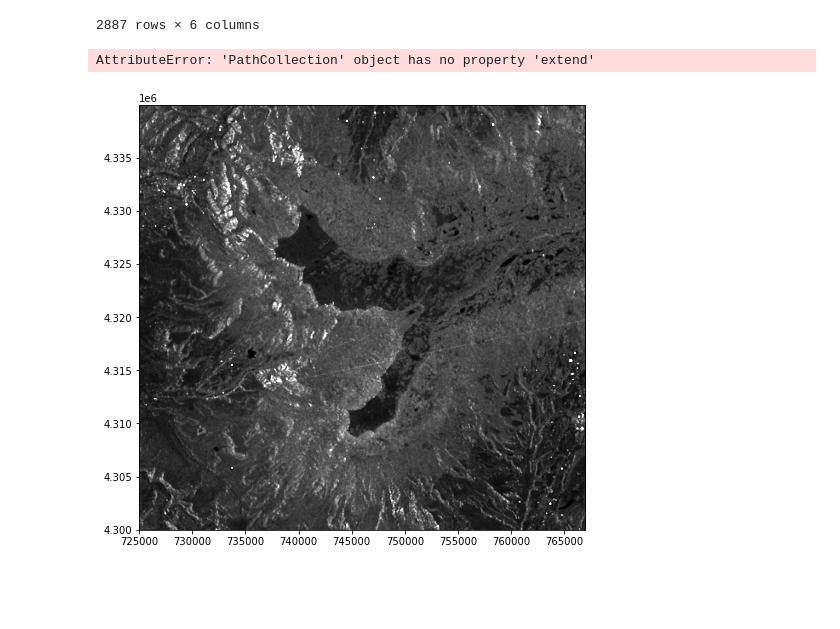
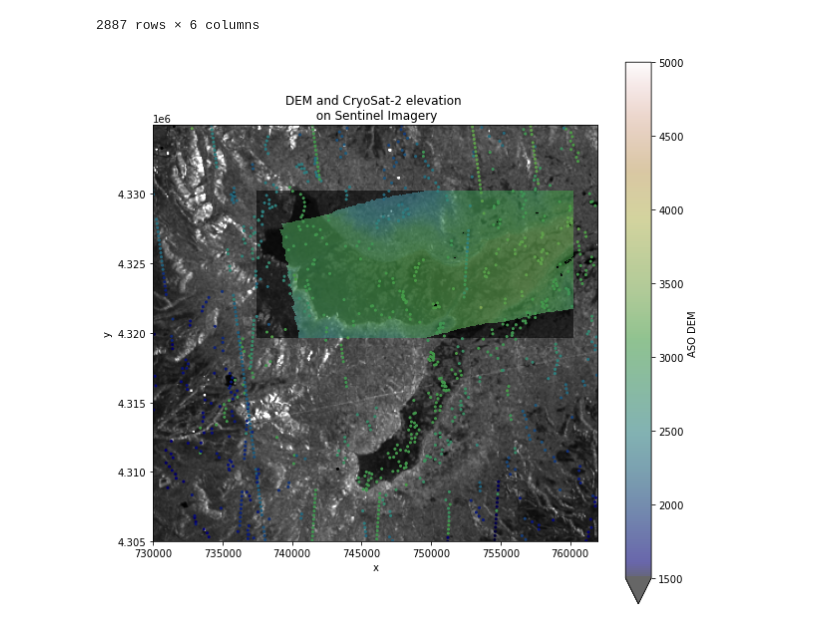
Before and after one commit to snowex-hackweek/integration_station, a Jupyter notebook: contributors/max/max_work.ipynb, the cells around one changed output. Drawn from its saved outputs; the diff is of its cells as text; code cells hidden in the pictures; blank space fills up the shorter version.

Commit message:
added plot: CS2 heights on dem to snowflow.ipynb

```diff
--- a/contributors/max/max_work.ipynb
+++ b/contributors/max/max_work.ipynb
@@ -37,15 +37,15 @@ url = 's3://sentinel-s1-rtc-indigo/tiles/RTC/1/IW/12/S/YJ/2016/S1B_20161121_12SY
 XR=[725000.0, 767000.0]
 YR=[4.30e6, 4.34e6]
 # open the dataset
-da = rioxarray.open_rasterio(url, overview_level=1).squeeze('band')#.clip_box([712410.0, 4295090.0, 797010.0, 4344370.0])
-da=da.where((da.x>XR[0]) & (da.x < XR[1]), drop=True)
-da=da.where((da.y>YR[0]) & (da.y < YR[1]), drop=True)
-dx=da.x[1]-da.x[0]
-SAR_extent=[da.x[0]-dx/2, da.x[-1]+dx/2, np.min(da.y)-dx/2, np.max(da.y)+dx/2]
+daSen = rioxarray.open_rasterio(url, overview_level=1).squeeze('band')#.clip_box([712410.0, 4295090.0, 797010.0, 4344370.0])
+daSen=daSen.where((daSen.x>XR[0]) & (daSen.x < XR[1]), drop=True)
+daSen=daSen.where((daSen.y>YR[0]) & (daSen.y < YR[1]), drop=True)
+dx=daSen.x[1]-daSen.x[0]
+SAR_extent=[daSen.x[0]-dx/2, daSen.x[-1]+dx/2, np.min(daSen.y)-dx/2, np.max(daSen.y)+dx/2]
 
 # Prepare coordinate transformations into the basemap coordinate system
 from pyproj import Transformer, CRS
-crs=CRS.from_wkt(da['spatial_ref'].spatial_ref.crs_wkt)
+crs=CRS.from_wkt(daSen['spatial_ref'].spatial_ref.crs_wkt)
 to_image_crs=Transformer.from_crs(crs.geodetic_crs, crs)
 to_geo_crs=Transformer.from_crs(crs, crs.geodetic_crs)
 
@@ -227,17 +227,25 @@ gdfUTM
 | 2020-06-23 08:29:00.484094976 | 36.265356 | -108.430191 | 1683.874 | POINT (730855.812 4016444.518) | 730855.811559 | 4.016445e+06 |
 | 2020-06-23 08:29:00.528265984 | 36.260677 | -108.405791 | 1693.030 | POINT (733062.156 4015983.904) | 733062.156085 | 4.015984e+06 |
 2887 rows × 6 columns
+# %%
+# Load the ASO DEM
+path = '/home/jovyan/integration_station/snowflow/ASO_snowfree_GrandMesa_2016Sep26_fsrdemvf_mos_3m.tif'
+da2 = rioxarray.open_rasterio(path, masked=True)
+da2 = da2.squeeze('band', drop=True)
+da2.name = 'ASO DEM'
 # %%
-f1,a1= plt.subplots(figsize=(8,8))
-a1.imshow(np.array(da)[::-1,:], origin='lower', extent=SAR_extent, cmap='gray', clim=[0, 0.5])#plt.figure();
+# plot sentinel image, DEM, and CS2 data
+f1,a1= plt.subplots(figsize=(10,10))
+a1.imshow(np.array(daSen)[::-1,:], origin='lower', extent=SAR_extent, cmap='gray', clim=[0, 0.5])
+vmin = 1500
+vmax = 5000
+da2.plot.imshow(ax = a1,vmin=vmin, vmax=vmax,cmap='gist_earth',alpha=0.6)
 lels = np.linspace(1500,5000,256)
 for ii in range(len(gdfUTM_dict)):
-    cax1 = a1.scatter(gdfUTM_dict[ii]['x'], gdfUTM_dict[ii]['y'],4, c=gdfUTM_dict[ii]['height_1_20_ku'], cmap='gist_earth', extend='both',levels = lels)
-    cax1.cmap.set_over('black')
-    cax1.cmap.set_under('black')
-f1.colorbar(cax1)
-a1.set_xlim(mm[0],mm[1])
-a1.set_ylim(mm[2],mm[3])
+    cax1 = a1.scatter(gdfUTM_dict[ii]['x'], gdfUTM_dict[ii]['y'],4, c=gdfUTM_dict[ii]['height_1_20_ku'], cmap='gist_earth',vmin=vmin, vmax=vmax) #extend='both'
+a1.set_xlim(mm[0]+5e3,mm[1]-5e3);
+a1.set_ylim(mm[2]+5e3,mm[3]-5e3);
+a1.set_aspect('equal');
+a1.set_title('DEM and CryoSat-2 elevation \n on Sentinel Imagery');
 # %% [output]
-AttributeError: 'PathCollection' object has no property 'extend'
-[figure, old version]
+[figure, new version]
```
Also changed, not shown: parts of 4 cells of this notebook.
